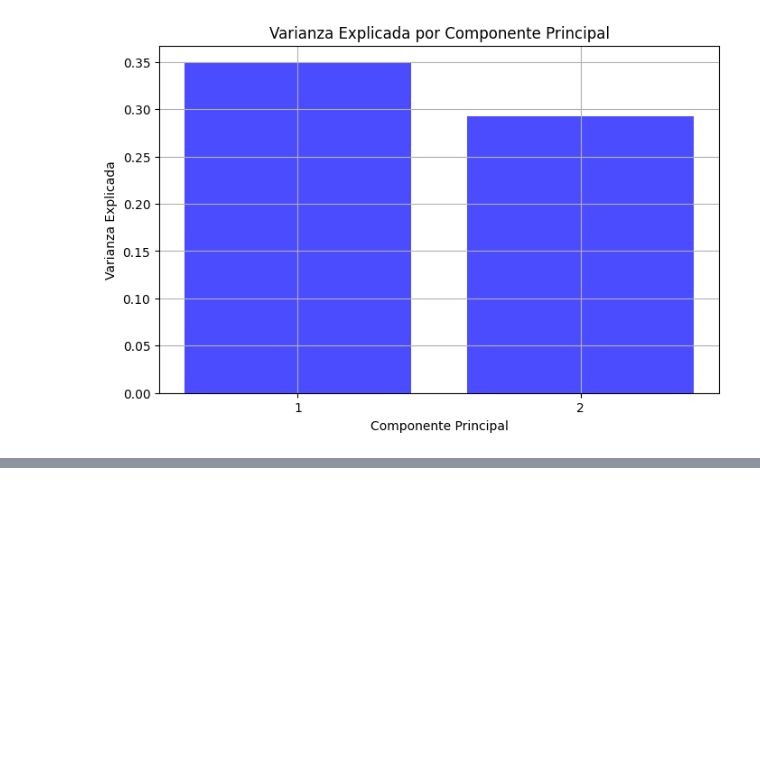
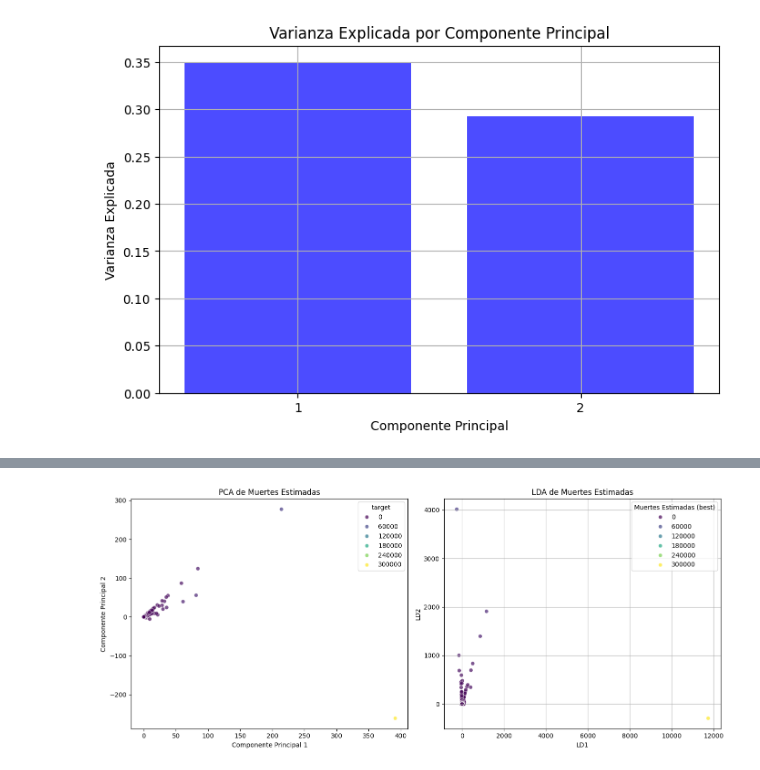
Before and after one commit to SantiagoCasado/CEIA_Analisis_Datos, a Jupyter notebook: add_tp1.ipynb, the cells around one changed output, grey strips where cells are left out. Cells and saved outputs as stored; diff of their text form; code cells hidden in the pictures; blank space fills up the shorter version.

```diff
--- a/add_tp1.ipynb
+++ b/add_tp1.ipynb
@@ -1817,0 +1860,21 @@ plt.show()
+# %%
+# comparar PCA y LDA
+plt.figure(figsize=(14, 6))
+# PCA
+plt.subplot(1, 2, 1)
+sns.scatterplot(data=df_PCA, x='PC1', y='PC2', hue='target', palette='viridis', alpha=0.7)
+plt.title('PCA de Muertes Estimadas')
+plt.xlabel('Componente Principal 1')
+plt.ylabel('Componente Principal 2')
+# LDA
+plt.subplot(1, 2, 2)
+sns.scatterplot(x=X_lda[:, 0], y=X_lda[:, 1], hue=y_train, palette='viridis', alpha=0.7)
+plt.title('LDA de Muertes Estimadas')
+plt.xlabel('LD1')
+plt.ylabel('LD2')
+plt.legend(title='Muertes Estimadas (best)')
+plt.tight_layout()
+plt.grid()
+plt.show()
+# %% [output]
+[figure, added]
```
Also changed, not shown: parts of 10 cells of this notebook, 1 other file.
